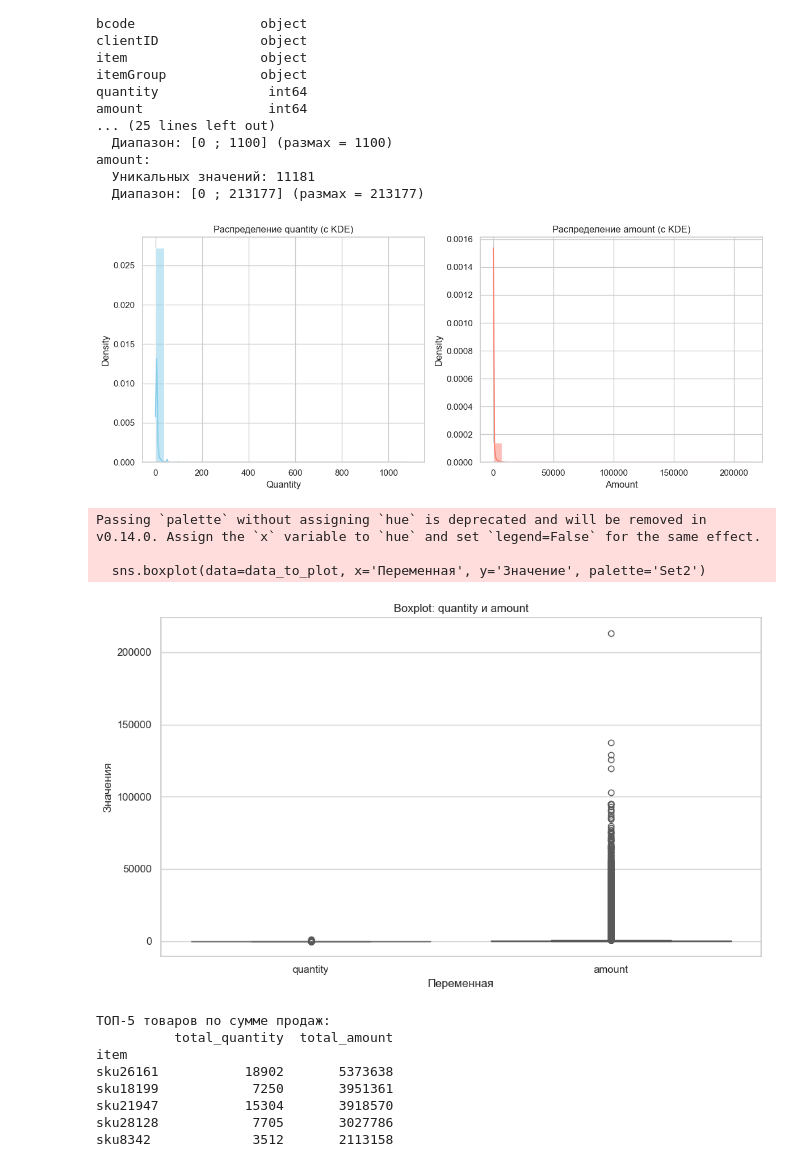
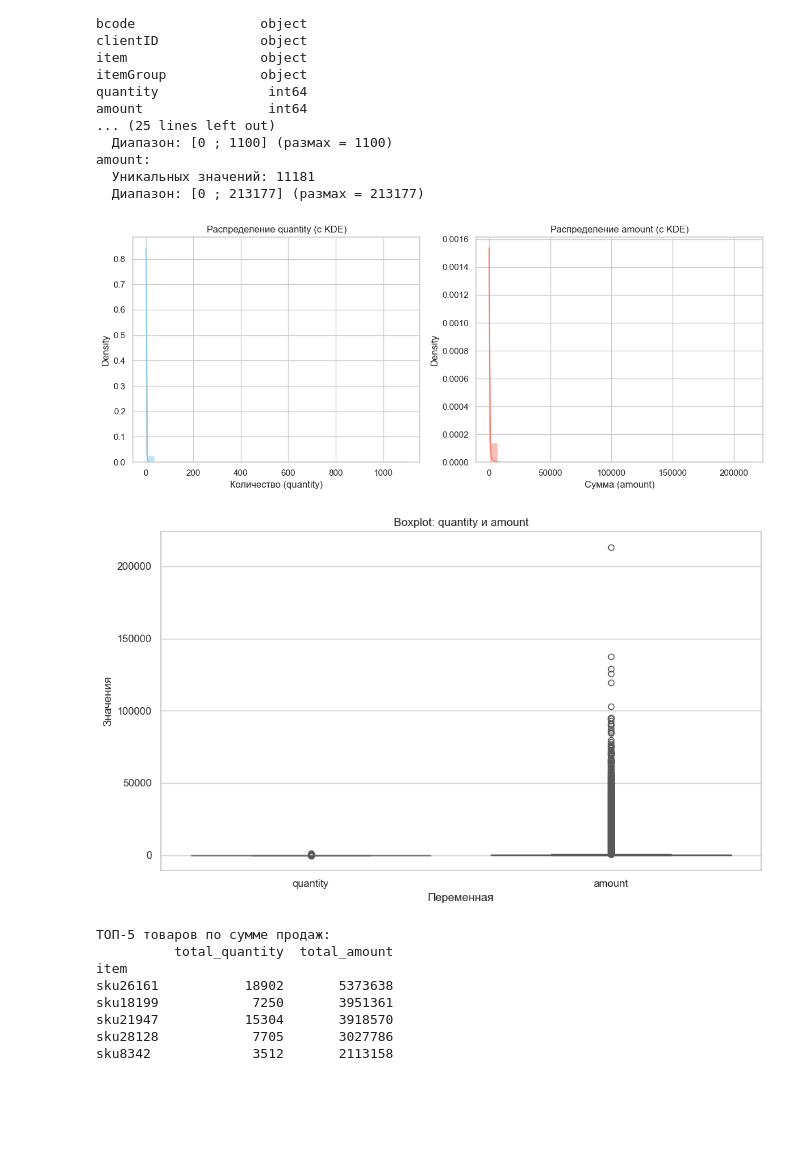
Before and after one commit to Alina-Kot/Machine-learning, a Jupyter notebook: ПЗ6/practicum1_modified.ipynb, the cells around one changed output. Drawn from its saved outputs; the diff is of its cells as text; code cells hidden in the pictures; blank space fills up the shorter version.

```diff
--- a/ПЗ6/practicum1_modified.ipynb
+++ b/ПЗ6/practicum1_modified.ipynb
@@ -128,46 +136,49 @@ amount:
 # %%
 import seaborn as sns
 import matplotlib.pyplot as plt
 
 # Убедимся, что используем стили seaborn
 sns.set(style="whitegrid")
 
-# === Окно 1: Гистограммы с KDE ===
 plt.figure(figsize=(12, 5))
 
-# Гистограмма для quantity
+# Левый график: quantity
 plt.subplot(1, 2, 1)
 sns.histplot(df['quantity'], kde=True, bins=30, color='skyblue', stat='density')
 plt.title('Распределение quantity (с KDE)')
-plt.xlabel('Quantity')
+plt.xlabel('Количество (quantity)')
 
-# Гистограмма для amount
+# Правый график: amount
 plt.subplot(1, 2, 2)
 sns.histplot(df['amount'], kde=True, bins=30, color='salmon', stat='density')
 plt.title('Распределение amount (с KDE)')
-plt.xlabel('Amount')
+plt.xlabel('Сумма (amount)')
 
 plt.tight_layout()
 plt.show()
-
-# === Окно 2: Boxplot'ы ===
 plt.figure(figsize=(10, 6))
 
-# Объединяем данные для boxplot в длинный формат
+# Переводим данные в "длинный" формат
 data_to_plot = df[['quantity', 'amount']].melt(var_name='Переменная', value_name='Значение')
 
-# Строим boxplot
-sns.boxplot(data=data_to_plot, x='Переменная', y='Значение', palette='Set2')
+# Исправление: используем `hue`, а не только `palette`
+sns.boxplot(
+    data=data_to_plot,
+    x='Переменная',
+    y='Значение',
+    hue='Переменная',
+    palette='Set2',
+    legend=False  # чтобы не было легенды (она бессмысленна при одном значении на группу)
+)
+
 plt.title('Boxplot: quantity и amount')
 plt.ylabel('Значения')
+plt.xlabel('Переменная')
 
 plt.tight_layout()
 plt.show()
 # %% [output]
-[figure, old version]
+[figure, new version]
-Passing `palette` without assigning `hue` is deprecated and will be removed in v0.14.0. Assign the `x` variable to `hue` and set `legend=False` for the same effect.
-
-  sns.boxplot(data=data_to_plot, x='Переменная', y='Значение', palette='Set2')
 [figure]
 # %%
 
```
Also changed, not shown: parts of 1 cell of this notebook.
